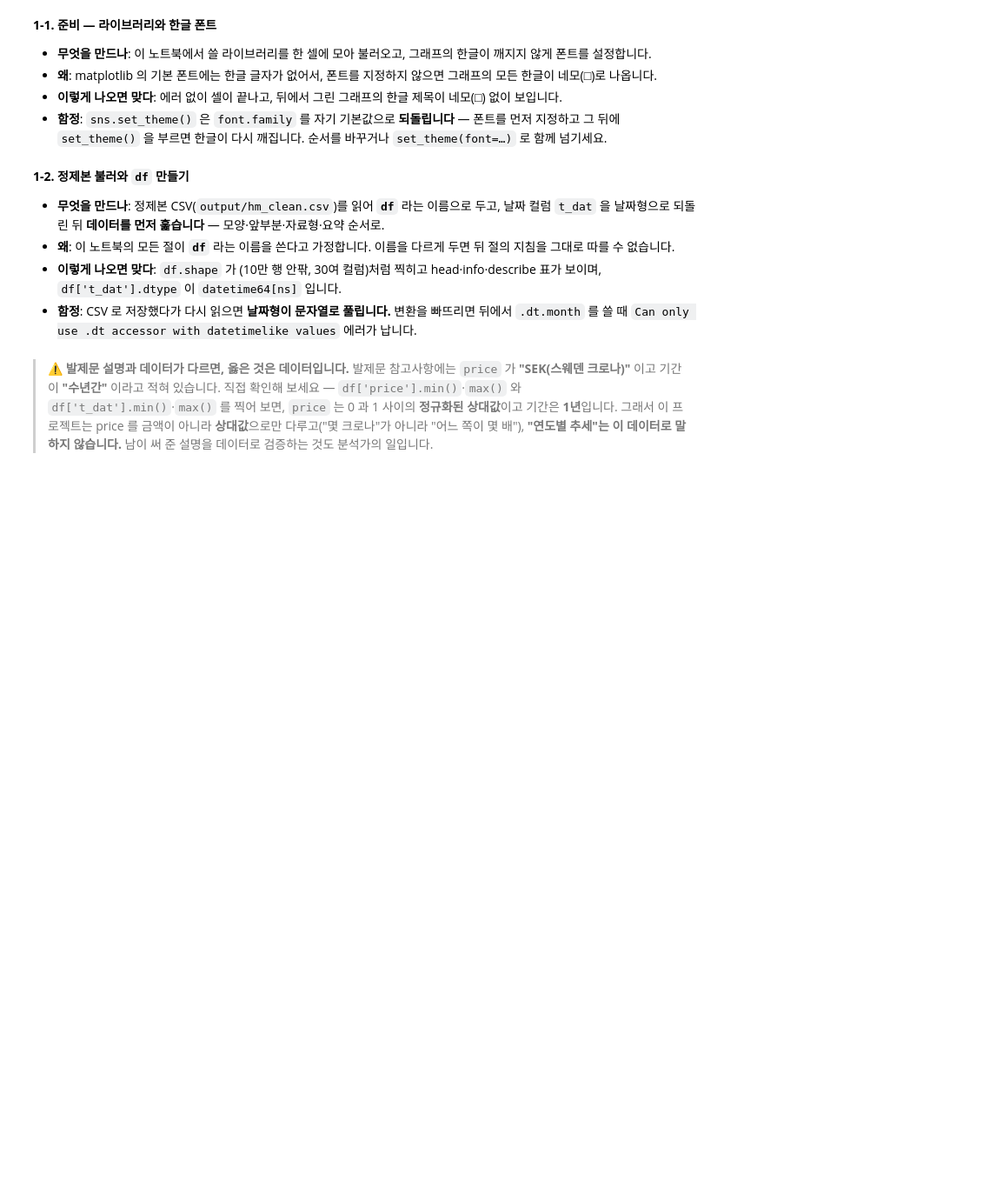
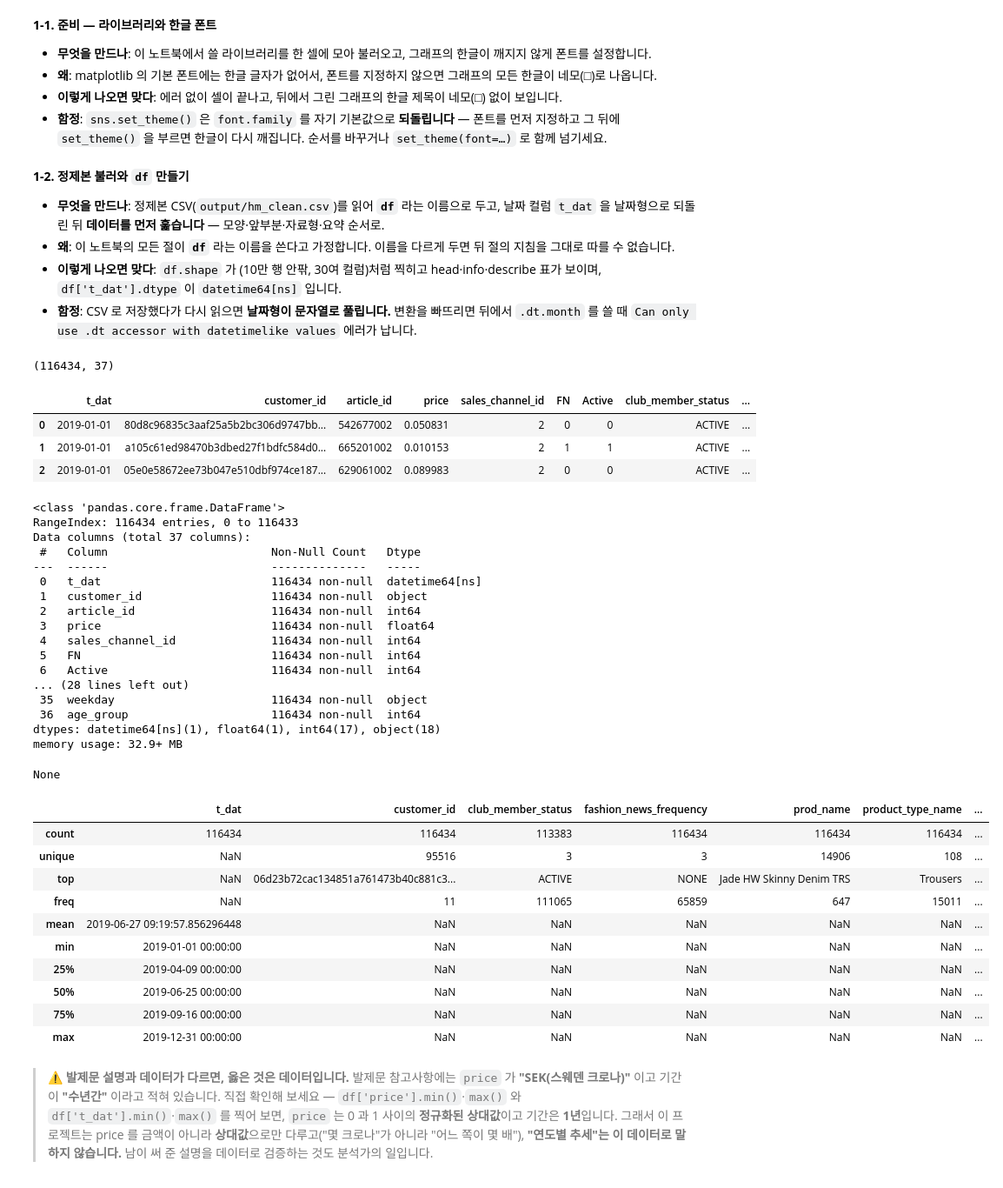
Before and after one commit to seventy4-git/hm-analysis, a Jupyter notebook: 02_데이터_EDA.ipynb, the cells around one changed output. Shown at 87% size. Drawn from its saved outputs; the diff is of its cells as text; code cells hidden in the pictures; blank space fills up the shorter version.

```diff
--- a/02_데이터_EDA.ipynb
+++ b/02_데이터_EDA.ipynb
@@ -57,13 +81,55 @@
 # %%
 # ── 쓸 도구 ─────────────────────────────────────────
 #   읽기: pd.read_csv(<경로>) — 경로는 위의 정제본 경로 그대로.
 #   날짜형 변환: pd.to_datetime(<컬럼>) 의 결과를 같은 컬럼에 다시 넣습니다.
 #   훑기 4종: 모양 df.shape -> 앞부분 display(df.head(3)) -> 열·자료형·결측 df.info() -> 수치
 #     요약 df.describe() (DataFrame 은 print 보다 display 가 표로 예쁘게 나옵니다).
 #   범주형 열은 df.describe() 에 안 나옵니다 — df.describe(exclude='number') 로 개수·고유값
 #     수·최빈값을 봅니다.
 
 # 여기에 코드를 작성하세요
+df = pd.read_csv('output/hm_clean.csv')
+# display(pd.to_datetime(df['t_dat'], errors='coerce'))
+df['t_dat'] = pd.to_datetime(df['t_dat'], errors='coerce') # 날짜형 변환
+display(df.shape)
+display(df.head(3))
+display(df.info())
+display(df.describe(exclude='number'))
+# %% [output]
+(116434, 37)
+|  | t_dat | customer_id | article_id | price | sales_channel_id | FN | Active | club_member_status | ... |
+| 0 | 2019-01-01 | 80d8c96835c3aaf25a5b2bc306d9747bb... | 542677002 | 0.050831 | 2 | 0 | 0 | ACTIVE | ... |
+| 1 | 2019-01-01 | a105c61ed98470b3dbed27f1bdfc584d0... | 665201002 | 0.010153 | 2 | 1 | 1 | ACTIVE | ... |
+| 2 | 2019-01-01 | 05e0e58672ee73b047e510dbf974ce187... | 629061002 | 0.089983 | 2 | 0 | 0 | ACTIVE | ... |
+<class 'pandas.core.frame.DataFrame'>
+RangeIndex: 116434 entries, 0 to 116433
+Data columns (total 37 columns):
+ #   Column                        Non-Null Count   Dtype
+---  ------                        --------------   -----
+ 0   t_dat                         116434 non-null  datetime64[ns]
+ 1   customer_id                   116434 non-null  object
+ 2   article_id                    116434 non-null  int64
+ 3   price                         116434 non-null  float64
+ 4   sales_channel_id              116434 non-null  int64
+ 5   FN                            116434 non-null  int64
+ 6   Active                        116434 non-null  int64
+... (28 lines left out)
+ 35  weekday                       116434 non-null  object
+ 36  age_group                     116434 non-null  int64
+dtypes: datetime64[ns](1), float64(1), int64(17), object(18)
+memory usage: 32.9+ MB
+None
+|  | t_dat | customer_id | club_member_status | fashion_news_frequency | prod_name | product_type_name | ... |
+| count | 116434 | 116434 | 113383 | 116434 | 116434 | 116434 | ... |
+| unique | NaN | 95516 | 3 | 3 | 14906 | 108 | ... |
+| top | NaN | 06d23b72cac134851a761473b40c881c3... | ACTIVE | NONE | Jade HW Skinny Denim TRS | Trousers | ... |
+| freq | NaN | 11 | 111065 | 65859 | 647 | 15011 | ... |
+| mean | 2019-06-27 09:19:57.856296448 | NaN | NaN | NaN | NaN | NaN | ... |
+| min | 2019-01-01 00:00:00 | NaN | NaN | NaN | NaN | NaN | ... |
+| 25% | 2019-04-09 00:00:00 | NaN | NaN | NaN | NaN | NaN | ... |
+| 50% | 2019-06-25 00:00:00 | NaN | NaN | NaN | NaN | NaN | ... |
+| 75% | 2019-09-16 00:00:00 | NaN | NaN | NaN | NaN | NaN | ... |
+| max | 2019-12-31 00:00:00 | NaN | NaN | NaN | NaN | NaN | ... |
 # %% [markdown]
 > ⚠️ **발제문 설명과 데이터가 다르면, 옳은 것은 데이터입니다.** 발제문 참고사항에는 `price` 가 **"SEK(스웨덴 크로나)"** 이고 기간이 **"수년간"** 이라고 적혀 있습니다. 직접 확인해 보세요 — `df['price'].min()`·`max()` 와 `df['t_dat'].min()`·`max()` 를 찍어 보면, `price` 는 0 과 1 사이의 **정규화된 상대값**이고 기간은 **1년**입니다. 그래서 이 프로젝트는 price 를 금액이 아니라 **상대값**으로만 다루고("몇 크로나"가 아니라 "어느 쪽이 몇 배"), **"연도별 추세"는 이 데이터로 말하지 않습니다.** 남이 써 준 설명을 데이터로 검증하는 것도 분석가의 일입니다.
 # %% [markdown]
```
Also changed, not shown: parts of 6 cells of this notebook, 1 other file.
